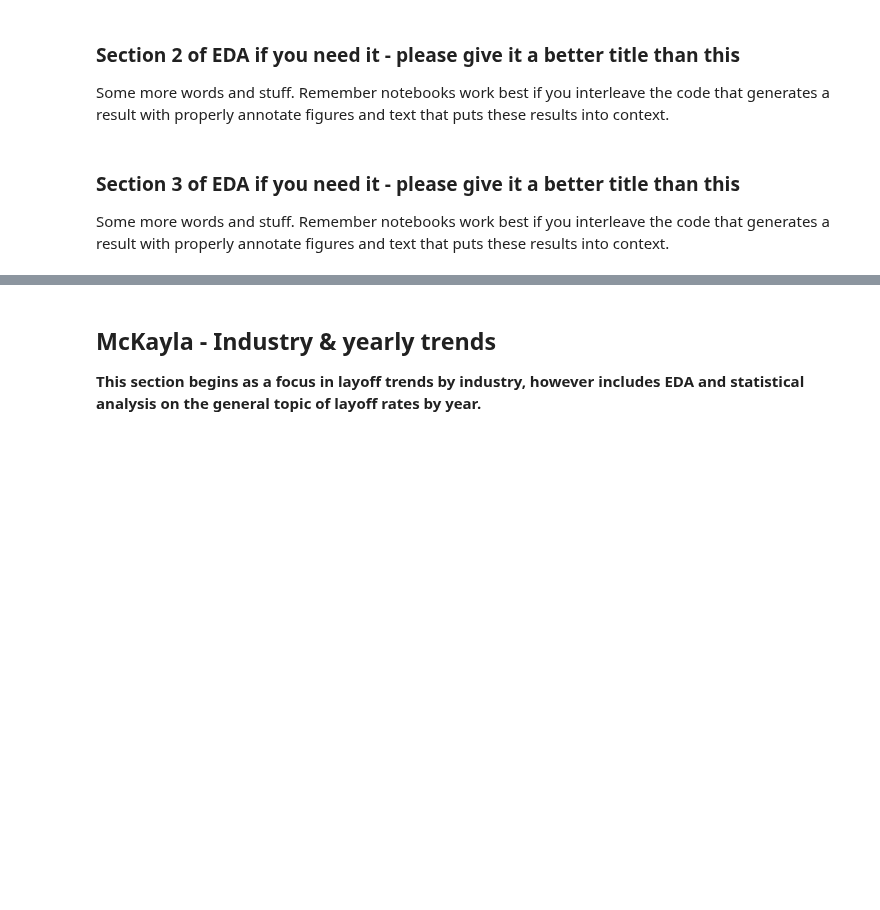
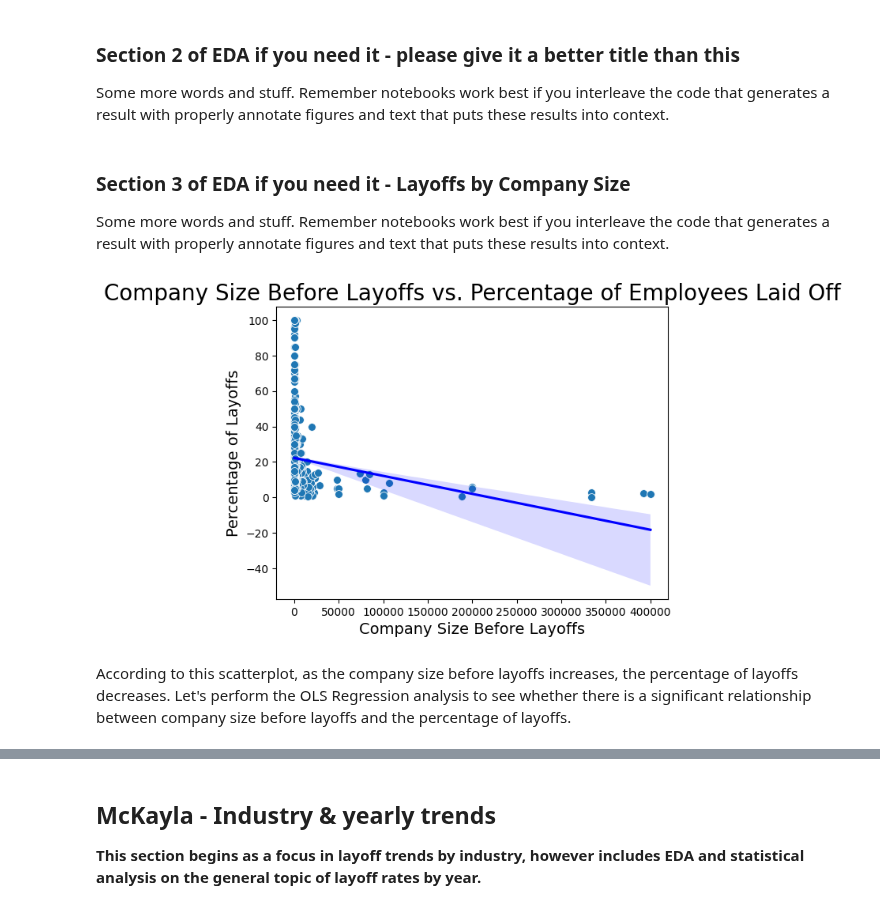
Before and after one commit to COGS108/Group019_WI24, a Jupyter notebook: EDACheckpoint_Group019_WI24.ipynb, the cells around one changed output, grey strips where cells are left out. Saved outputs shown, nothing was run; the diff lists cells and outputs as text; code cells hidden in the pictures; blank space fills up the shorter version.

```diff
--- a/EDACheckpoint_Group019_WI24.ipynb
+++ b/EDACheckpoint_Group019_WI24.ipynb
@@ -133,6 +141,21 @@ Some more words and stuff.  Remember notebooks work best if you interleave the c
 ## YOUR CODE HERE
 ## FEEL FREE TO ADD MULTIPLE CELLS PER SECTION
 # %% [markdown]
-### Section 3 of EDA if you need it  - please give it a better title than this
+### Section 3 of EDA if you need it  - Layoffs by Company Size
 
 Some more words and stuff.  Remember notebooks work best if you interleave the code that generates a result with properly annotate figures and text that puts these results into context.
+# %%
+# Plotting scatterplot comparing Company_Size_before_Layoffs and Percentage laid off
+sns.scatterplot(x='Company_Size_before_Layoffs', y='Percentage', data=df, s=50);
+
+# Plotting line of best fit
+sns.regplot(x='Company_Size_before_Layoffs', y='Percentage', data=df, scatter=False, color='blue')
+
+plt.title('Company Size Before Layoffs vs. Percentage of Employees Laid Off', fontsize=20)
+plt.xlabel('Company Size Before Layoffs', fontsize=14)
+plt.ylabel('Percentage of Layoffs', fontsize=14)
+plt.show()
+# %% [output]
+[figure, added]
+# %% [markdown]
+According to this scatterplot, as the company size before layoffs increases, the percentage of layoffs decreases. Let's perform the OLS Regression analysis to see whether there is a significant relationship between company size before layoffs and the percentage of layoffs.
```
Also changed, not shown: parts of 5 cells of this notebook, 1 other file.
